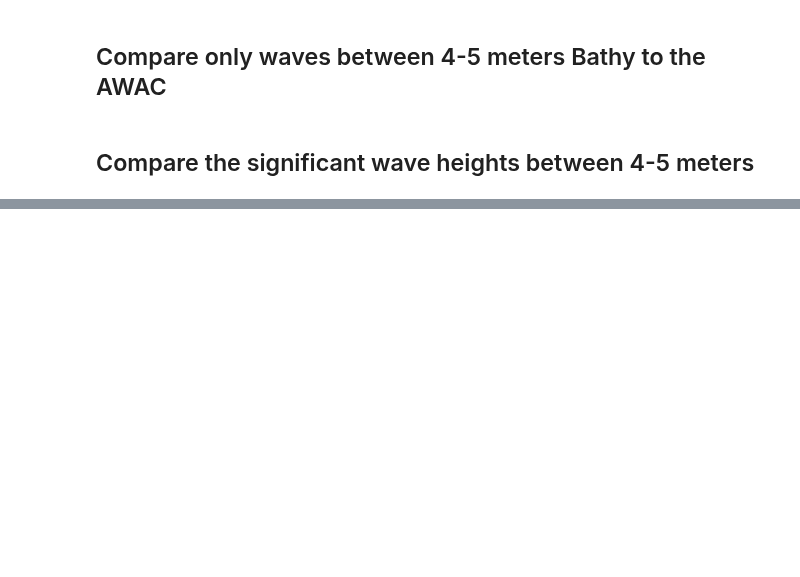
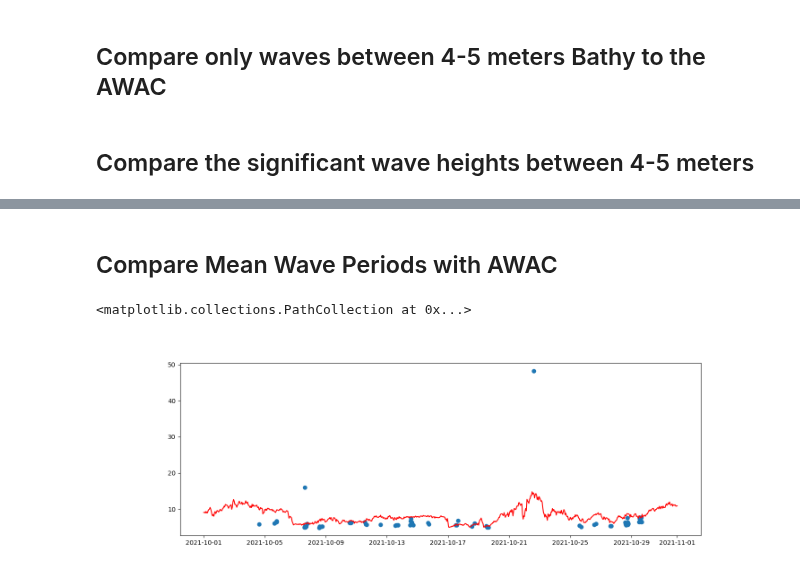
Before and after one commit to SASlabgroup/DUNEXMainExp, a Jupyter notebook: analysis/mission_comparison_4p5awac.ipynb, the cells around one changed output, grey strips where cells are left out. Drawn from its saved outputs; the diff is of its cells as text; code cells hidden in the pictures; blank space fills up the shorter version.

```diff
--- a/analysis/mission_comparison_4p5awac.ipynb
+++ b/analysis/mission_comparison_4p5awac.ipynb
@@ -218,0 +259,9 @@ ax.legend()
+# %% [markdown]
+## Compare Mean Wave Periods with AWAC
+# %%
+fig, ax = plt.subplots(figsize=(15,5))
+ax.plot(awac_time, awac_dataset['waveTm'][:], color='r', label='4.5 m AWAC')
+ax.scatter(mission_times_date, mean_wave_periods)
+# %% [output]
+<matplotlib.collections.PathCollection at 0x...>
+[figure, added]
```
Also changed, not shown: parts of 11 cells of this notebook, 6 other files.
